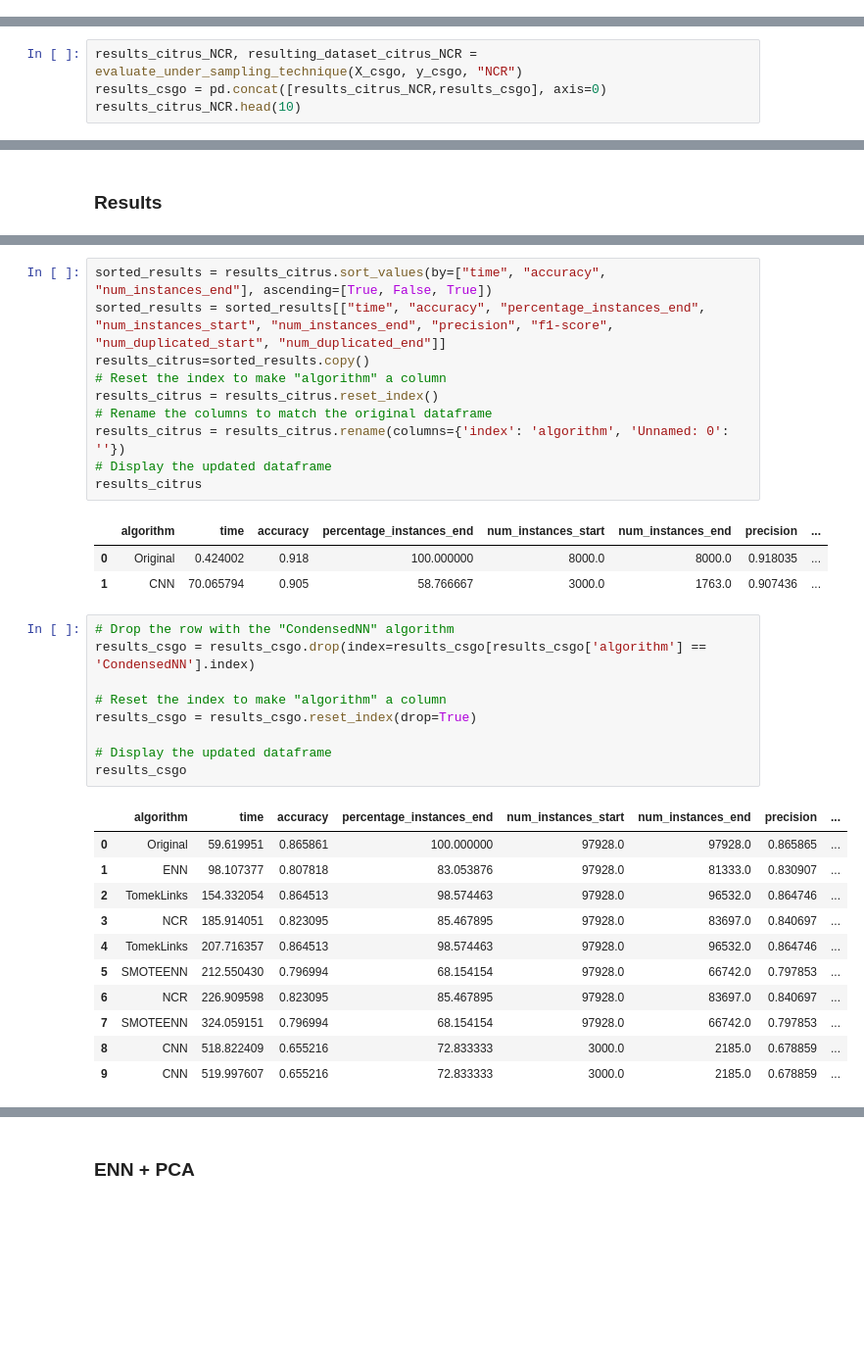
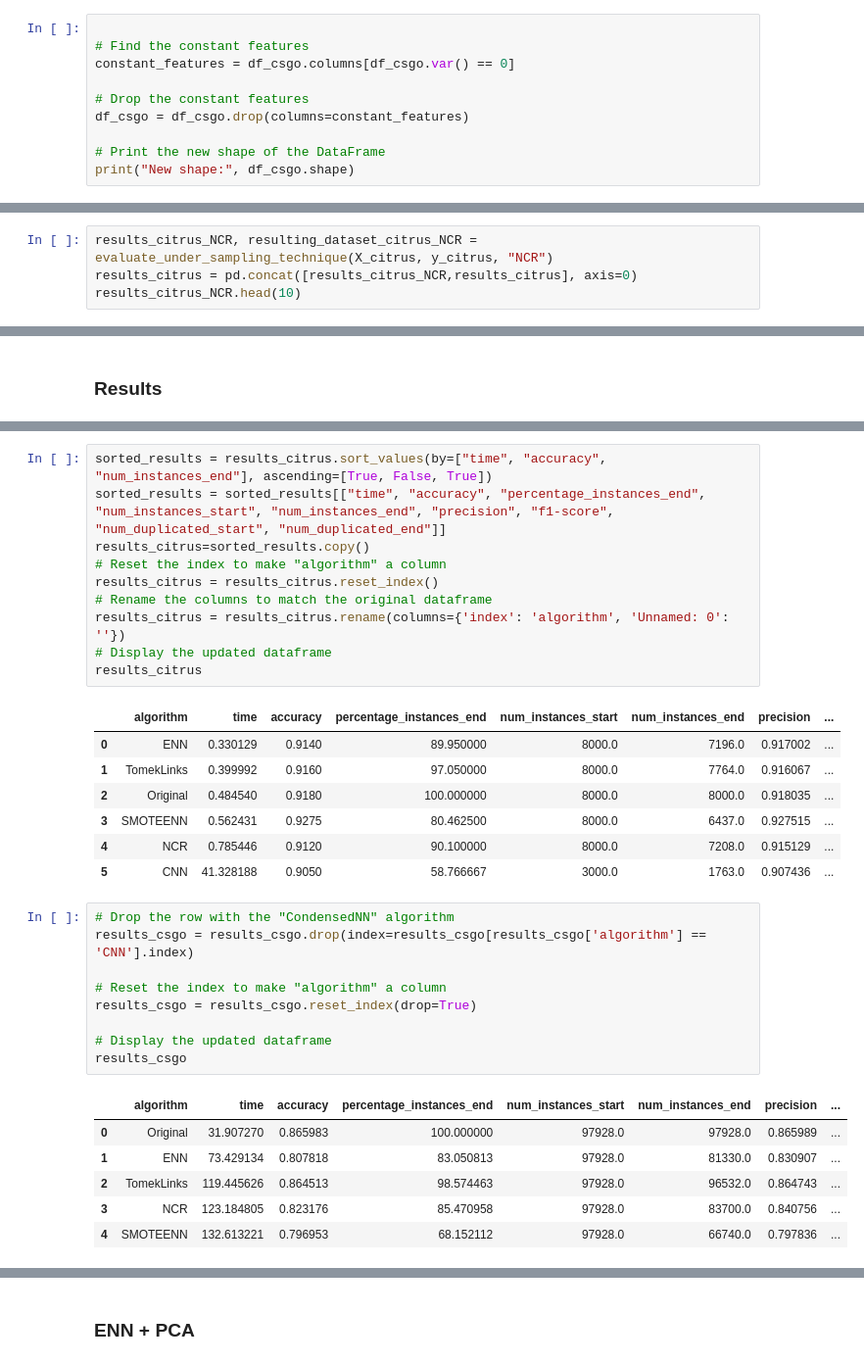
Before and after one commit to nikolapetrovic99/instanceSelection_Preprocessing, a Jupyter notebook: Project.ipynb, the cells around one changed output, grey strips where cells are left out. Shown at 98% size. Saved outputs shown, nothing was run; the diff lists cells and outputs as text; blank space fills up the shorter version.

```diff
--- a/Project.ipynb
+++ b/Project.ipynb
@@ -359,3 +348,13 @@ df_csgo.head()
 | 2 | 96.03 | 0.0 | 0.0 | False | 391.0 | 400.0 | 294.0 | 200.0 | 750.0 | 500.0 | ... |
 | 3 | 76.03 | 0.0 | 0.0 | False | 391.0 | 400.0 | 294.0 | 200.0 | 750.0 | 500.0 | ... |
 | 4 | 174.97 | 1.0 | 0.0 | False | 500.0 | 500.0 | 192.0 | 0.0 | 18350.0 | 10750.0 | ... |
+# %%
+
+# Find the constant features
+constant_features = df_csgo.columns[df_csgo.var() == 0]
+
+# Drop the constant features
+df_csgo = df_csgo.drop(columns=constant_features)
+
+# Print the new shape of the DataFrame
+print("New shape:", df_csgo.shape)
@@ -665,6 +690,6 @@ results_NCR.head(10)
 # %%
-results_citrus_NCR, resulting_dataset_citrus_NCR = evaluate_under_sampling_technique(X_csgo, y_csgo, "NCR")
-results_csgo = pd.concat([results_citrus_NCR,results_csgo], axis=0)
+results_citrus_NCR, resulting_dataset_citrus_NCR = evaluate_under_sampling_technique(X_citrus, y_citrus, "NCR")
+results_citrus = pd.concat([results_citrus_NCR,results_citrus], axis=0)
 results_citrus_NCR.head(10)
 # %% [output]
 |  | accuracy | f1-score | num_duplicated_end | num_duplicated_start | num_instances_end | num_instances_start | ... |
@@ -767,28 +806,27 @@ results_citrus = results_citrus.rename(columns={'index': 'algorithm', 'Unnamed:
 results_citrus
 # %% [output]
 |  | algorithm | time | accuracy | percentage_instances_end | num_instances_start | num_instances_end | precision | ... |
-| 0 | Original | 0.424002 | 0.918 | 100.000000 | 8000.0 | 8000.0 | 0.918035 | ... |
-| 1 | CNN | 70.065794 | 0.905 | 58.766667 | 3000.0 | 1763.0 | 0.907436 | ... |
+| 0 | ENN | 0.330129 | 0.9140 | 89.950000 | 8000.0 | 7196.0 | 0.917002 | ... |
+| 1 | TomekLinks | 0.399992 | 0.9160 | 97.050000 | 8000.0 | 7764.0 | 0.916067 | ... |
+| 2 | Original | 0.484540 | 0.9180 | 100.000000 | 8000.0 | 8000.0 | 0.918035 | ... |
+| 3 | SMOTEENN | 0.562431 | 0.9275 | 80.462500 | 8000.0 | 6437.0 | 0.927515 | ... |
+| 4 | NCR | 0.785446 | 0.9120 | 90.100000 | 8000.0 | 7208.0 | 0.915129 | ... |
+| 5 | CNN | 41.328188 | 0.9050 | 58.766667 | 3000.0 | 1763.0 | 0.907436 | ... |
 # %%
 # Drop the row with the "CondensedNN" algorithm
-results_csgo = results_csgo.drop(index=results_csgo[results_csgo['algorithm'] == 'CondensedNN'].index)
+results_csgo = results_csgo.drop(index=results_csgo[results_csgo['algorithm'] == 'CNN'].index)
 
 # Reset the index to make "algorithm" a column
 results_csgo = results_csgo.reset_index(drop=True)
 
 # Display the updated dataframe
 results_csgo
 # %% [output]
 |  | algorithm | time | accuracy | percentage_instances_end | num_instances_start | num_instances_end | precision | ... |
-| 0 | Original | 59.619951 | 0.865861 | 100.000000 | 97928.0 | 97928.0 | 0.865865 | ... |
-| 1 | ENN | 98.107377 | 0.807818 | 83.053876 | 97928.0 | 81333.0 | 0.830907 | ... |
-| 2 | TomekLinks | 154.332054 | 0.864513 | 98.574463 | 97928.0 | 96532.0 | 0.864746 | ... |
-| 3 | NCR | 185.914051 | 0.823095 | 85.467895 | 97928.0 | 83697.0 | 0.840697 | ... |
-| 4 | TomekLinks | 207.716357 | 0.864513 | 98.574463 | 97928.0 | 96532.0 | 0.864746 | ... |
-| 5 | SMOTEENN | 212.550430 | 0.796994 | 68.154154 | 97928.0 | 66742.0 | 0.797853 | ... |
-| 6 | NCR | 226.909598 | 0.823095 | 85.467895 | 97928.0 | 83697.0 | 0.840697 | ... |
-| 7 | SMOTEENN | 324.059151 | 0.796994 | 68.154154 | 97928.0 | 66742.0 | 0.797853 | ... |
-| 8 | CNN | 518.822409 | 0.655216 | 72.833333 | 3000.0 | 2185.0 | 0.678859 | ... |
-| 9 | CNN | 519.997607 | 0.655216 | 72.833333 | 3000.0 | 2185.0 | 0.678859 | ... |
+| 0 | Original | 31.907270 | 0.865983 | 100.000000 | 97928.0 | 97928.0 | 0.865989 | ... |
+| 1 | ENN | 73.429134 | 0.807818 | 83.050813 | 97928.0 | 81330.0 | 0.830907 | ... |
+| 2 | TomekLinks | 119.445626 | 0.864513 | 98.574463 | 97928.0 | 96532.0 | 0.864743 | ... |
+| 3 | NCR | 123.184805 | 0.823176 | 85.470958 | 97928.0 | 83700.0 | 0.840756 | ... |
+| 4 | SMOTEENN | 132.613221 | 0.796953 | 68.152112 | 97928.0 | 66740.0 | 0.797836 | ... |
 # %%
 # Drop the row with the "CondensedNN" algorithm
```
Also changed, not shown: parts of 45 cells of this notebook.
